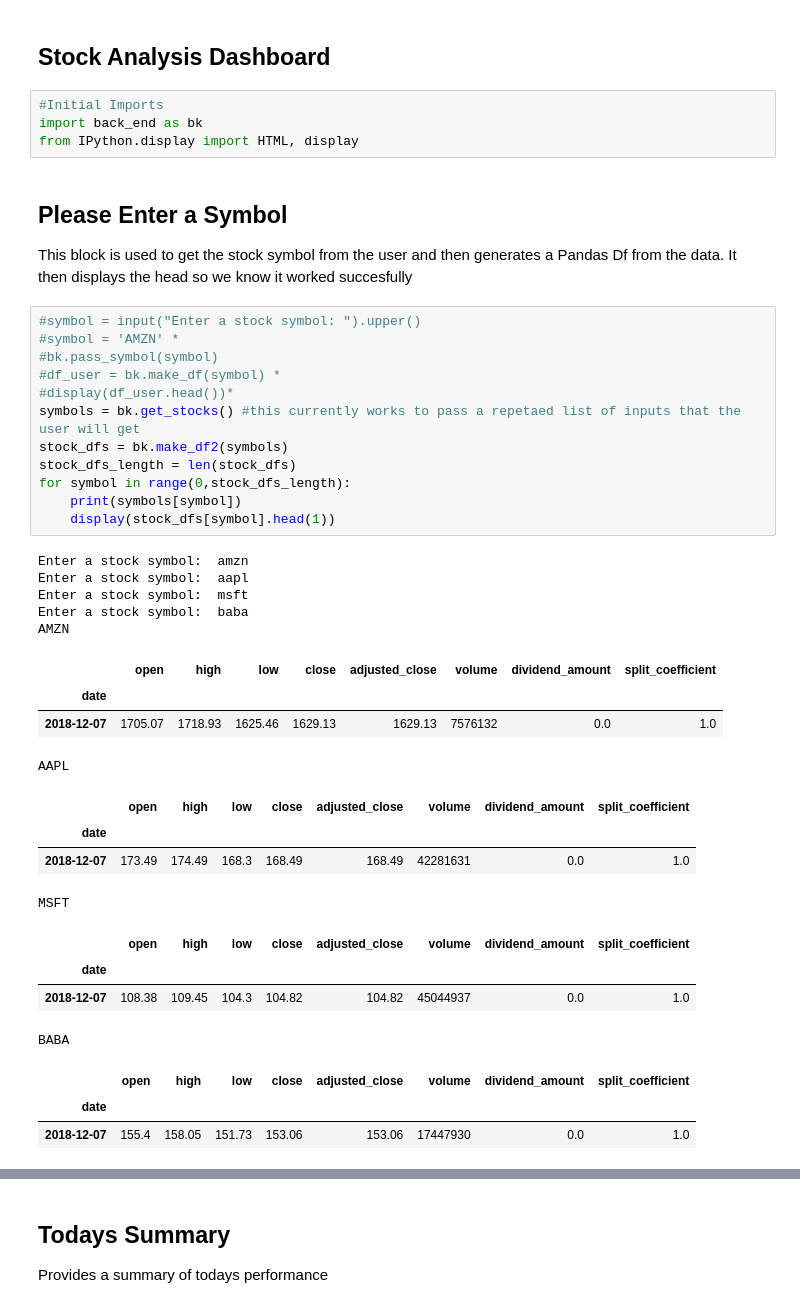
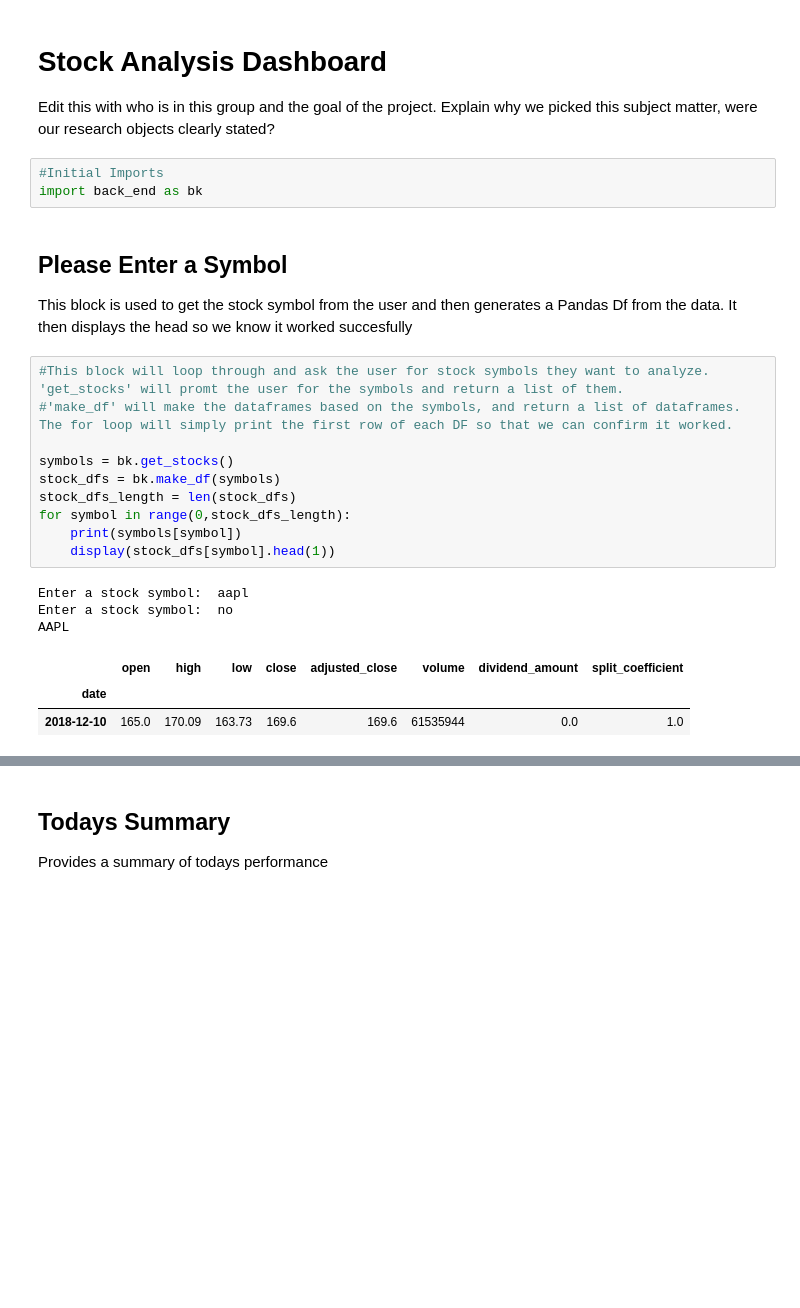
Before and after one commit to fairfield-university-ba505-fall2018/final-project-stuart-s-suicide-squad, a Jupyter notebook: Brian/front_end.ipynb, the cells around one changed output, grey strips where cells are left out. Cells and saved outputs as stored; diff of their text form; blank space fills up the shorter version.

```diff
--- a/Brian/front_end.ipynb
+++ b/Brian/front_end.ipynb
@@ -1,44 +1,29 @@
-# %% [markdown]
-## Stock Analysis Dashboard
+# %% [markdown]
+# Stock Analysis Dashboard
+
+Edit this with who is in this group and the goal of the project.  Explain why we picked this subject matter, were our research objects clearly stated?
 # %%
 #Initial Imports
 import back_end as bk
-from IPython.display import HTML, display
 # %% [markdown]
 ## Please Enter a Symbol
 This block is used to get the stock symbol from the user and then generates a Pandas Df from the data. It then displays the head so we know it worked succesfully
-# %%
-#symbol = input("Enter a stock symbol: ").upper()
-#symbol = 'AMZN' *
-#bk.pass_symbol(symbol)
-#df_user = bk.make_df(symbol) *
-#display(df_user.head())*
-symbols = bk.get_stocks() #this currently works to pass a repetaed list of inputs that the user will get
-stock_dfs = bk.make_df2(symbols)
-stock_dfs_length = len(stock_dfs)
-for symbol in range(0,stock_dfs_length):
-    print(symbols[symbol])
-    display(stock_dfs[symbol].head(1))
-# %% [output]
-Enter a stock symbol:  amzn
-Enter a stock symbol:  aapl
-Enter a stock symbol:  msft
-Enter a stock symbol:  baba
-AMZN
-|  | open | high | low | close | adjusted_close | volume | dividend_amount | split_coefficient |
-| date |  |  |  |  |  |  |  |  |
-| 2018-12-07 | 1705.07 | 1718.93 | 1625.46 | 1629.13 | 1629.13 | 7576132 | 0.0 | 1.0 |
-AAPL
-|  | open | high | low | close | adjusted_close | volume | dividend_amount | split_coefficient |
-| date |  |  |  |  |  |  |  |  |
-| 2018-12-07 | 173.49 | 174.49 | 168.3 | 168.49 | 168.49 | 42281631 | 0.0 | 1.0 |
-MSFT
-|  | open | high | low | close | adjusted_close | volume | dividend_amount | split_coefficient |
-| date |  |  |  |  |  |  |  |  |
-| 2018-12-07 | 108.38 | 109.45 | 104.3 | 104.82 | 104.82 | 45044937 | 0.0 | 1.0 |
-BABA
-|  | open | high | low | close | adjusted_close | volume | dividend_amount | split_coefficient |
-| date |  |  |  |  |  |  |  |  |
-| 2018-12-07 | 155.4 | 158.05 | 151.73 | 153.06 | 153.06 | 17447930 | 0.0 | 1.0 |
+# %%
+#This block will loop through and ask the user for stock symbols they want to analyze. 'get_stocks' will promt the user for the symbols and return a list of them.
+#'make_df' will make the dataframes based on the symbols, and return a list of dataframes. The for loop will simply print the first row of each DF so that we can confirm it worked.
+
+symbols = bk.get_stocks()
+stock_dfs = bk.make_df(symbols)
+stock_dfs_length = len(stock_dfs)
+for symbol in range(0,stock_dfs_length):
+    print(symbols[symbol])
+    display(stock_dfs[symbol].head(1))
+# %% [output]
+Enter a stock symbol:  aapl
+Enter a stock symbol:  no
+AAPL
+|  | open | high | low | close | adjusted_close | volume | dividend_amount | split_coefficient |
+| date |  |  |  |  |  |  |  |  |
+| 2018-12-10 | 165.0 | 170.09 | 163.73 | 169.6 | 169.6 | 61535944 | 0.0 | 1.0 |
 # %% [markdown]
 ## Modifies the DF we made to include new columns
```
Also changed, not shown: parts of 9 cells of this notebook, 1 other file.
